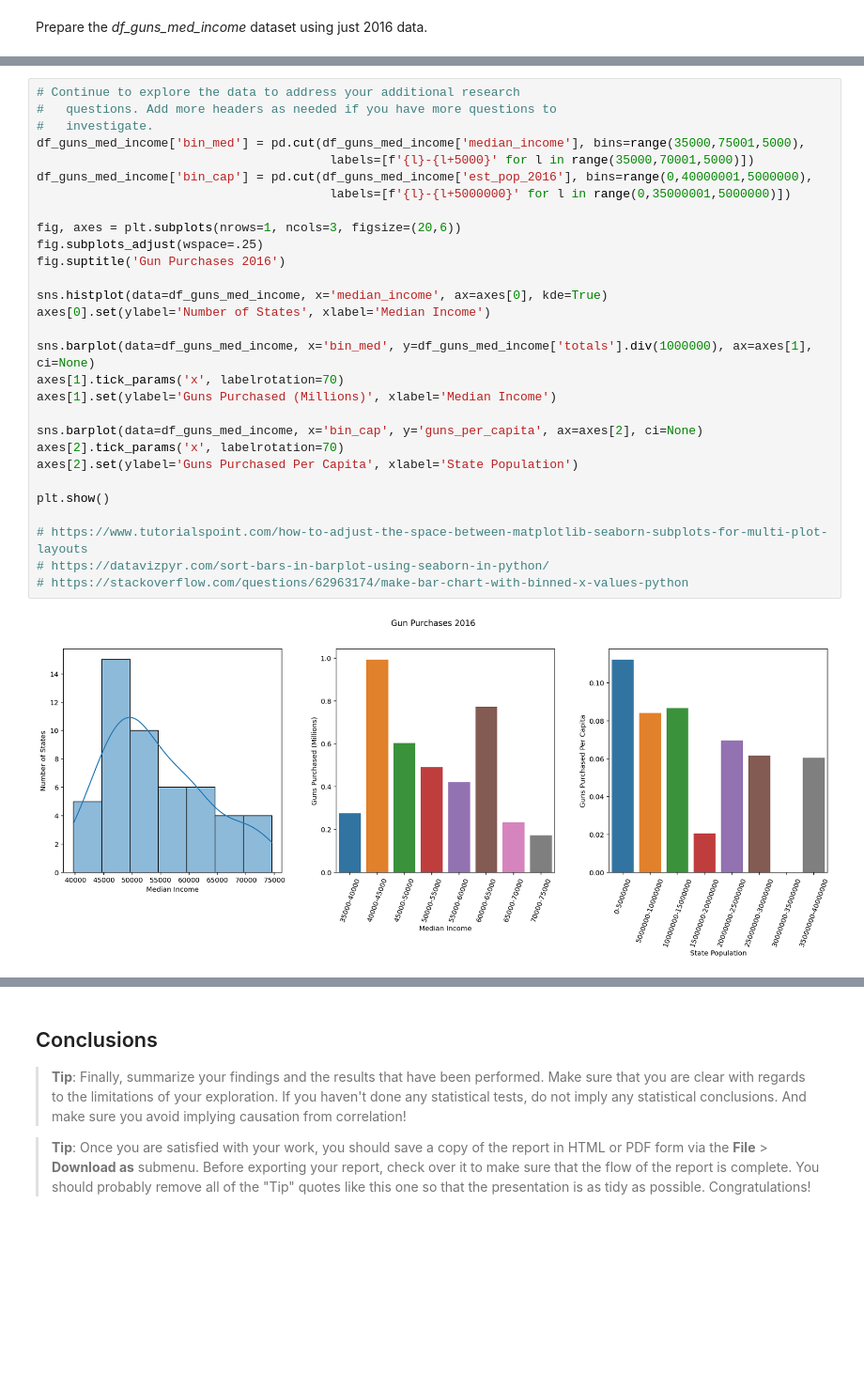
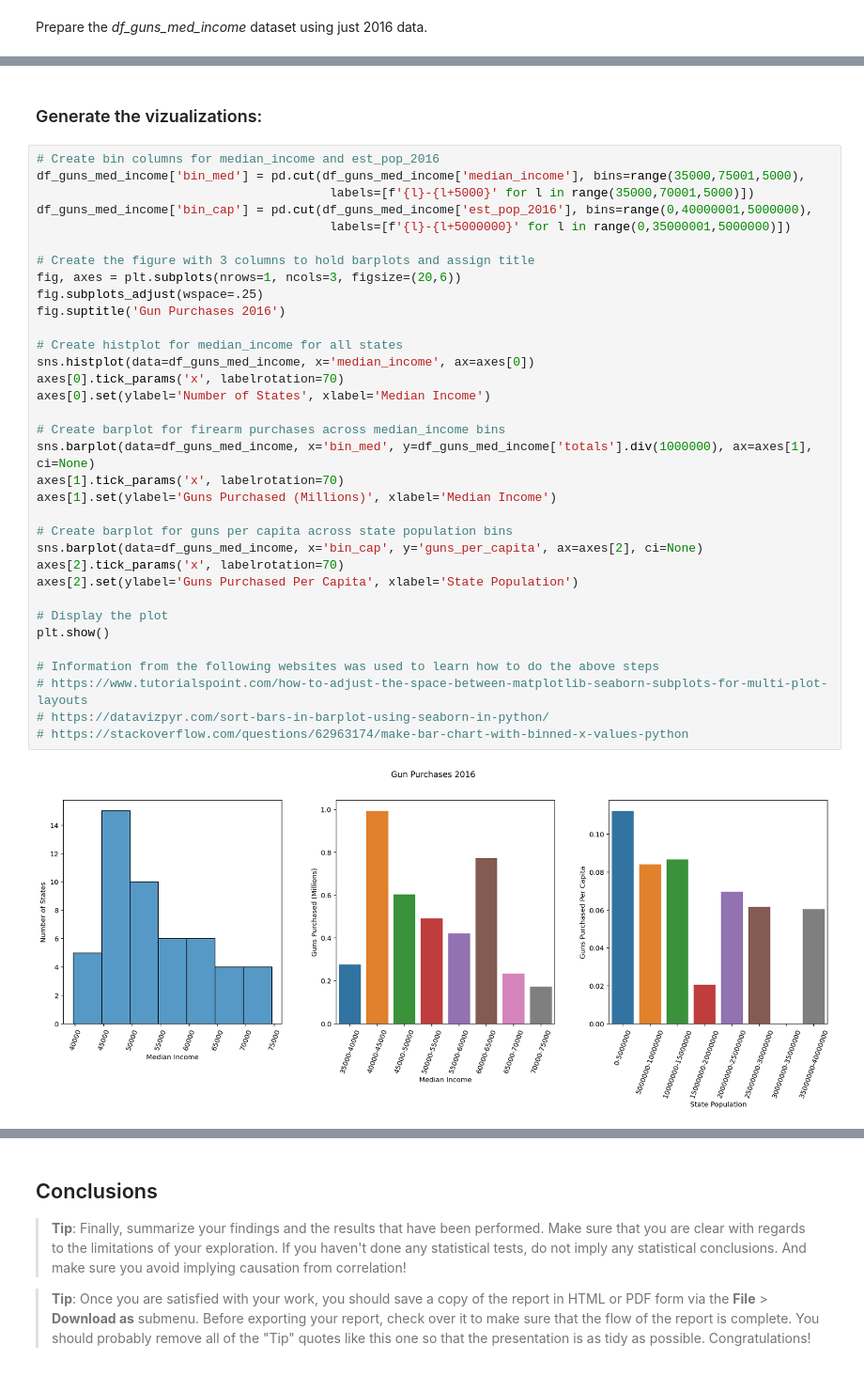
Before and after one commit to GaryLBentley/investigate_dataset, a Jupyter notebook: investigate-a-dataset.ipynb, the cells around one changed output, grey strips where cells are left out. Shown at 94% size. Saved outputs shown, nothing was run; the diff lists cells and outputs as text; blank space fills up the shorter version.

```diff
--- a/investigate-a-dataset.ipynb
+++ b/investigate-a-dataset.ipynb
@@ -421,31 +416,38 @@ plt.show()
+# %% [markdown]
+### Generate the vizualizations:
 # %%
-# Continue to explore the data to address your additional research
-#   questions. Add more headers as needed if you have more questions to
-#   investigate.
+# Create bin columns for median_income and est_pop_2016
 df_guns_med_income['bin_med'] = pd.cut(df_guns_med_income['median_income'], bins=range(35000,75001,5000),
                                         labels=[f'{l}-{l+5000}' for l in range(35000,70001,5000)])
 df_guns_med_income['bin_cap'] = pd.cut(df_guns_med_income['est_pop_2016'], bins=range(0,40000001,5000000),
                                         labels=[f'{l}-{l+5000000}' for l in range(0,35000001,5000000)])
 
+# Create the figure with 3 columns to hold barplots and assign title
 fig, axes = plt.subplots(nrows=1, ncols=3, figsize=(20,6))
 fig.subplots_adjust(wspace=.25)
 fig.suptitle('Gun Purchases 2016')
 
-sns.histplot(data=df_guns_med_income, x='median_income', ax=axes[0], kde=True)
+# Create histplot for median_income for all states
+sns.histplot(data=df_guns_med_income, x='median_income', ax=axes[0])
+axes[0].tick_params('x', labelrotation=70)
 axes[0].set(ylabel='Number of States', xlabel='Median Income')
 
+# Create barplot for firearm purchases across median_income bins
 sns.barplot(data=df_guns_med_income, x='bin_med', y=df_guns_med_income['totals'].div(1000000), ax=axes[1], ci=None)
 axes[1].tick_params('x', labelrotation=70)
 axes[1].set(ylabel='Guns Purchased (Millions)', xlabel='Median Income')
 
+# Create barplot for guns per capita across state population bins
 sns.barplot(data=df_guns_med_income, x='bin_cap', y='guns_per_capita', ax=axes[2], ci=None)
 axes[2].tick_params('x', labelrotation=70)
 axes[2].set(ylabel='Guns Purchased Per Capita', xlabel='State Population')
 
+# Display the plot
 plt.show()
 
+# Information from the following websites was used to learn how to do the above steps
 # https://www.tutorialspoint.com/how-to-adjust-the-space-between-matplotlib-seaborn-subplots-for-multi-plot-layouts
 # https://datavizpyr.com/sort-bars-in-barplot-using-seaborn-in-python/
 # https://stackoverflow.com/questions/62963174/make-bar-chart-with-binned-x-values-python
 # %% [output]
-[figure, old version]
+[figure, new version]
```
Also changed, not shown: parts of 39 cells of this notebook.
